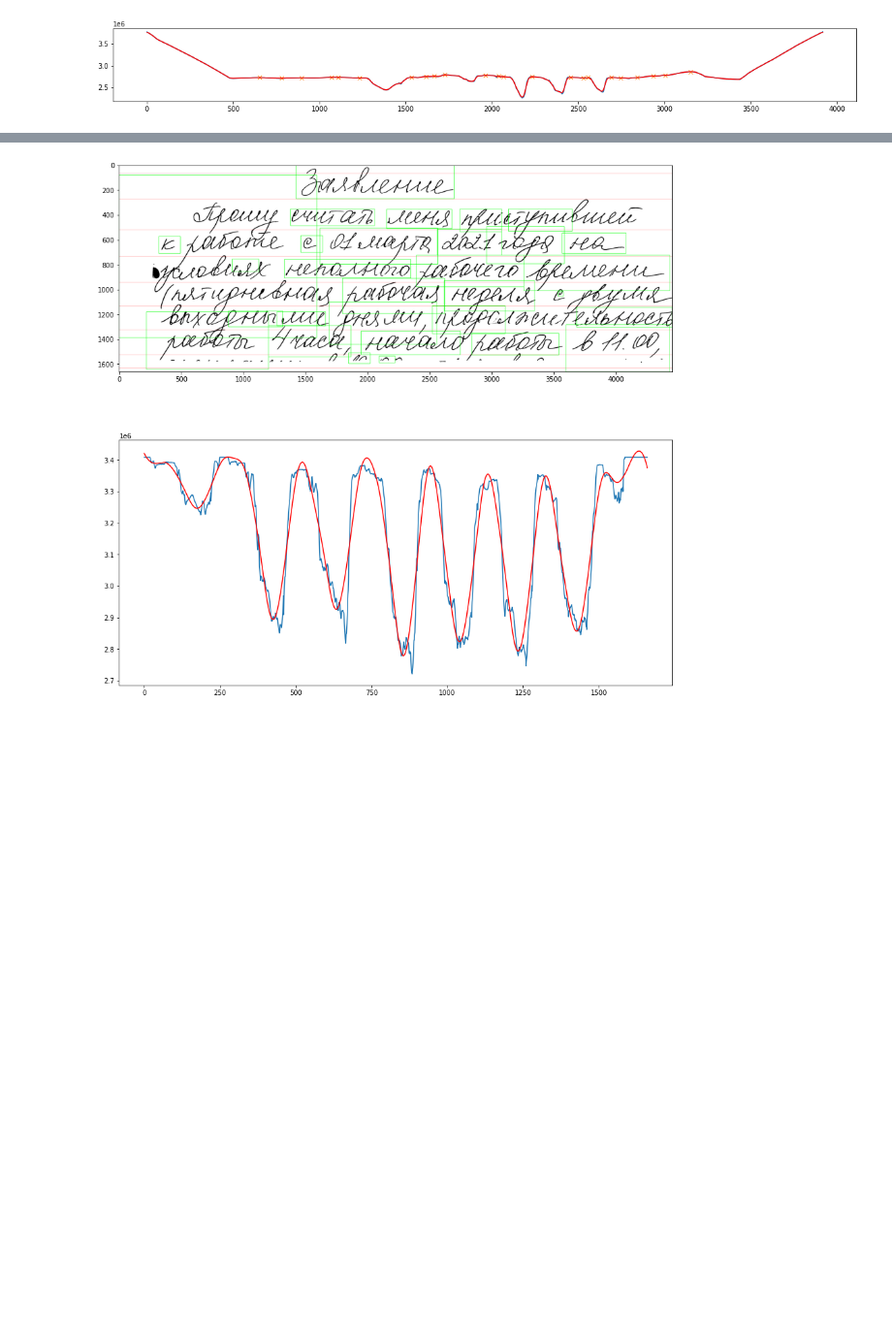
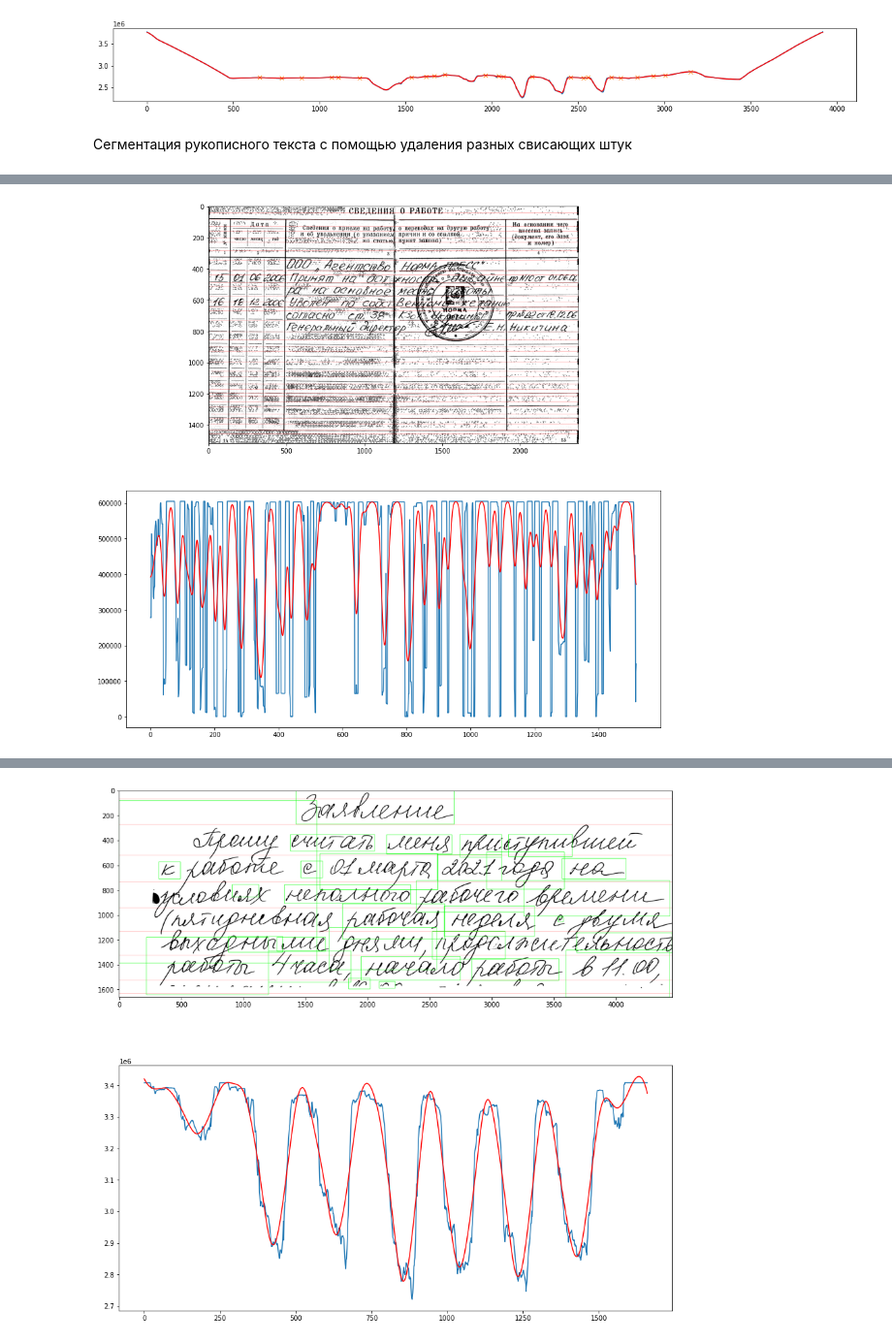
Before and after one commit to NastyBoget/hrtr, a Jupyter notebook: notebooks/new_line_segmentation.ipynb, the cells around one changed output, grey strips where cells are left out. Shown at 97% size. Drawn from its saved outputs; the diff is of its cells as text; code cells hidden in the pictures; blank space fills up the shorter version.

```diff
--- a/notebooks/new_line_segmentation.ipynb
+++ b/notebooks/new_line_segmentation.ipynb
@@ -135,4 +115,6 @@ def visualise_separators(img_path: str, method: str):
     ax[1].plot(projection_smoothed, color='red')
 #     save_path = "/home/bekzat/Beka/project_docreader/lising_with_bbox/" + path
 #     fig.savefig(save_path)
+# %% [markdown]
+Сегментация рукописного текста с помощью удаления разных свисающих штук
 # %%
@@ -204,0 +156,24 @@ def test(FILE_NAME: str):
+# %%
+def test(FILE_NAME: str):
+    bboxes, min_x, min_y, image = prepare(FILE_NAME)
+
+    minimum, projection_smoothed, projection = line_segmentator(image)
+
+    img_with_lines = deepcopy(image)
+
+    for idx in minimum:
+        cv2.line(img_with_lines, (0, idx), (img_with_lines.shape[1], idx), (255, 0, 0))
+
+    fig, ax = plt.subplots(2, 1)
+    fig.set_figheight(15)
+    fig.set_figwidth(15)
+    ax[0].imshow(img_with_lines)
+    # ax.axis('off')
+    ax[1].plot(projection)
+    ax[1].plot(projection_smoothed, color='red')
+
+    return
+# %%
+%%time
+test('/home/bekzat/Beka/HTR_Nastya/htr/HTR/lising_documents/scan_tr.jpg')
+# %% [output]
@@ -205 +182,2 @@ def test(FILE_NAME: str):
+[figure, added]
 # %%
```
Also changed, not shown: parts of 26 cells of this notebook.
